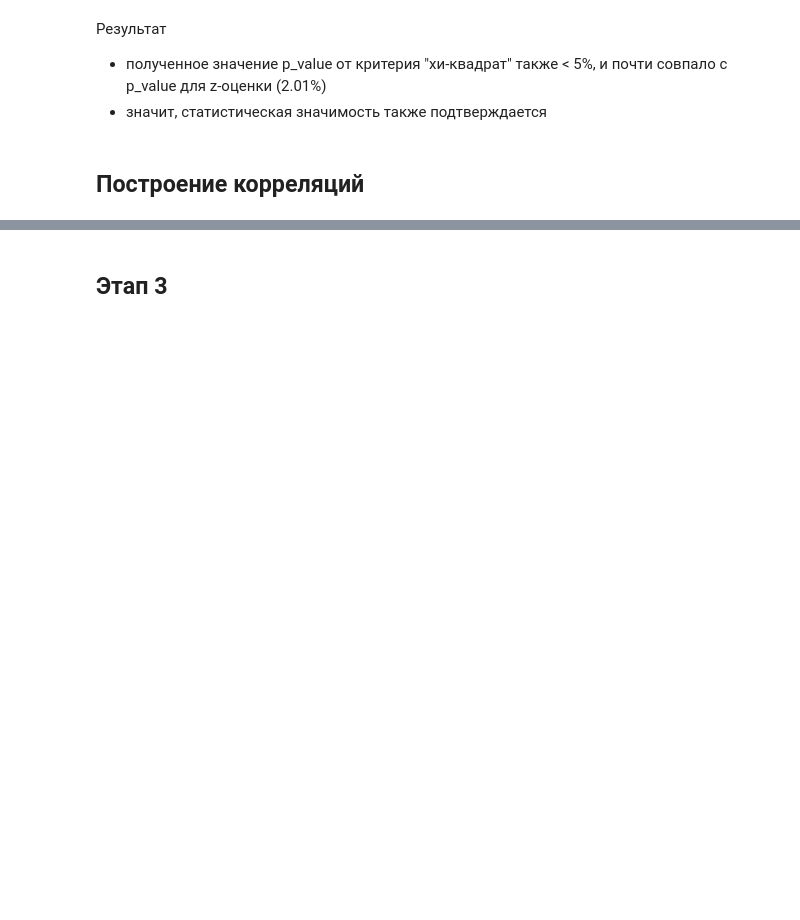
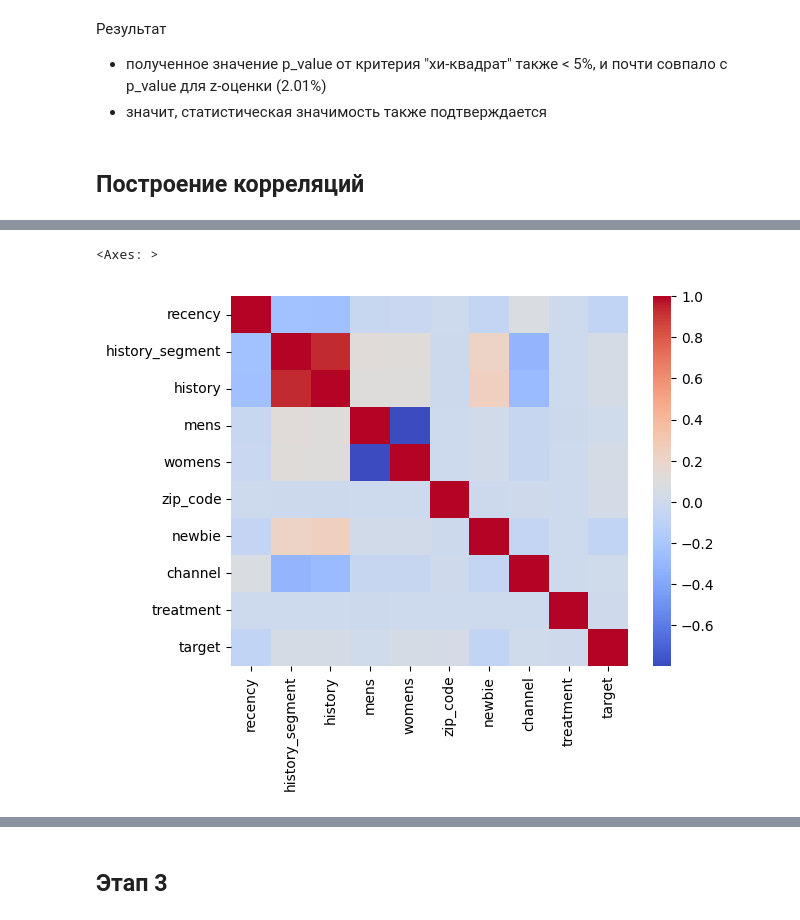
Before and after one commit to khromenko/mle-uplift-final-project-2025, a Jupyter notebook: final_project.ipynb, the cells around one changed output, grey strips where cells are left out. Saved outputs shown, nothing was run; the diff lists cells and outputs as text; code cells hidden in the pictures; blank space fills up the shorter version.

```diff
--- a/final_project.ipynb
+++ b/final_project.ipynb
@@ -321,0 +309,9 @@ print(f'Критерий хи-квадрат = {chi2:.2f}, p_value = {100*p_valu
+# %%
+import matplotlib.pyplot as plt
+import seaborn as sns
+
+correlation_data = data_cleaned.corr()
+sns.heatmap(correlation_data, cmap="coolwarm")
+# %% [output]
+<Axes: >
+[figure, added]
```
Also changed, not shown: parts of 38 cells of this notebook.
